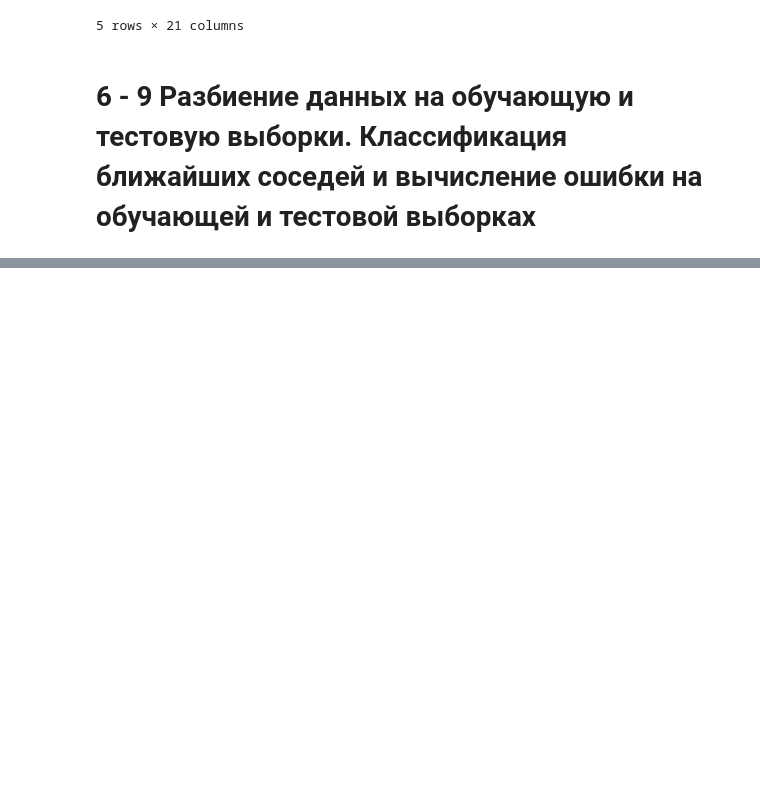
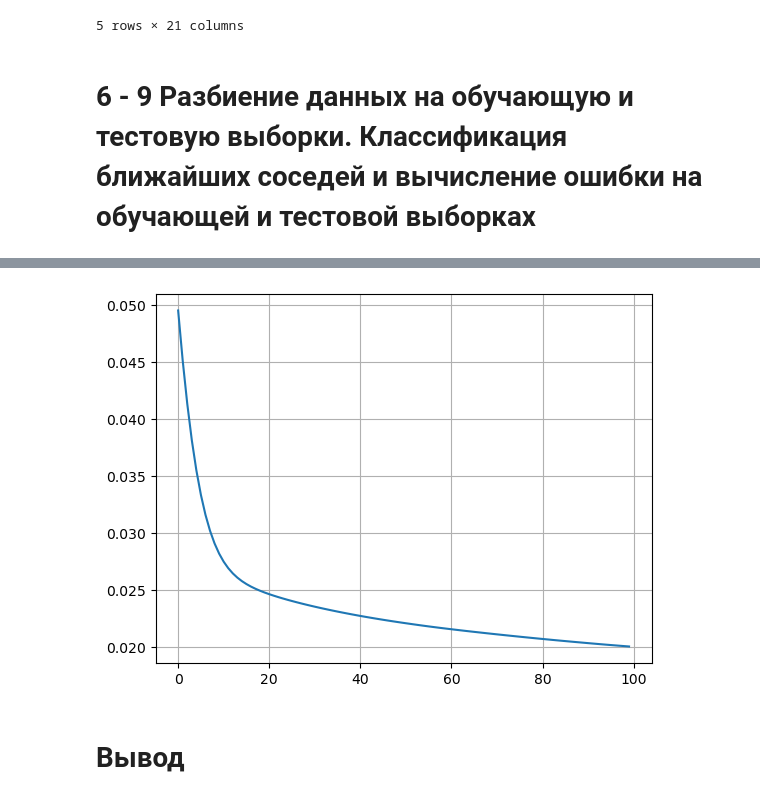
Before and after one commit to Dron228/ML, a Jupyter notebook: lab_ML.ipynb, the cells around one changed output, grey strips where cells are left out. Cells and saved outputs as stored; diff of their text form; code cells hidden in the pictures; blank space fills up the shorter version.

```diff
--- a/lab_ML.ipynb
+++ b/lab_ML.ipynb
@@ -406,0 +483,8 @@ LogisticRegression(solver='liblinear')
+# %%
+plt.plot(loss_test)
+plt.grid()
+plt.show()
+# %% [output]
+[figure, added]
+# %% [markdown]
+# Вывод
```
Also changed, not shown: parts of 43 cells of this notebook.
